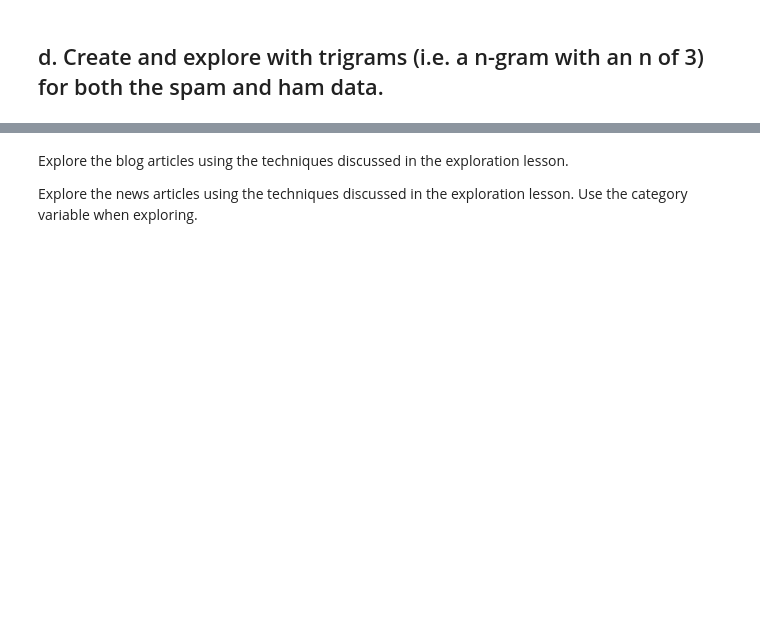
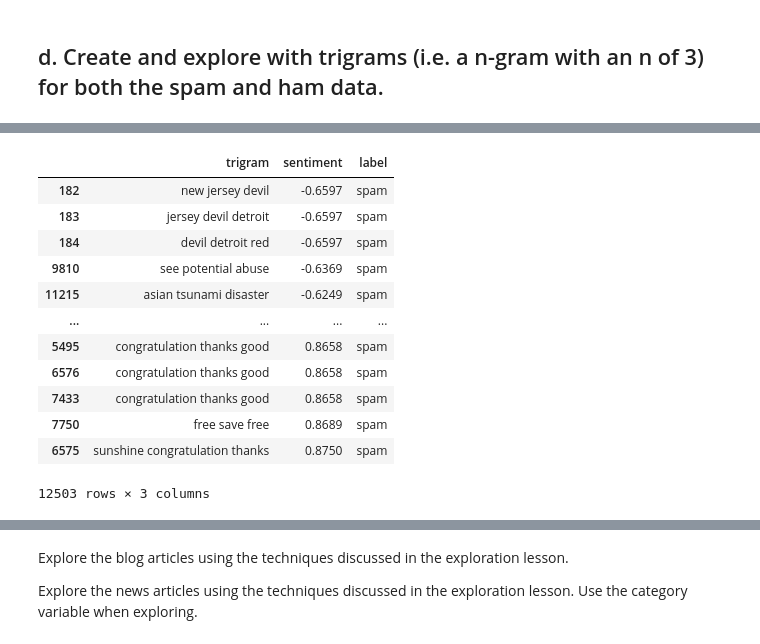
Before and after one commit to brianclements03/nlp, a Jupyter notebook: explore_current_iteration.ipynb, the cells around one changed output, grey strips where cells are left out. Saved outputs shown, nothing was run; the diff lists cells and outputs as text; code cells hidden in the pictures; blank space fills up the shorter version.

```diff
--- a/explore_current_iteration.ipynb
+++ b/explore_current_iteration.ipynb
@@ -456,0 +462,4 @@ word_counts[word_counts.ham_bigram == word_counts.spam_bigram].head(20)
+# %%
+spam_trigrams = pd.Series(nltk.trigrams(spam_words.split()))
+# ham_bigrams = nltk.ngrams(ham_words.split(), 2)
+spam_trigrams.head(10),
@@ -456,0 +493,8 @@ word_counts[word_counts.ham_bigram == word_counts.spam_bigram].head(20)
+# %%
+def make_trigrams_list(series):
+    trigrams_list = []
+    for trigram in series:
+        trigram = list(trigram)
+        trigram = ' '.join(trigram)
+        trigrams_list.append(trigram)
+    return trigrams_list
@@ -456,0 +503,7 @@ word_counts[word_counts.ham_bigram == word_counts.spam_bigram].head(20)
+# %%
+trig_spam_df = pd.DataFrame(pd.Series(make_trigrams_list(spam_trigrams)),columns=['trigram'])
+trig_spam_df['sentiment'] = trig_spam_df.trigram.apply(lambda doc: sia.polarity_scores(doc)['compound'])
+
+trig_spam_df['label'] = 'spam'
+
+trig_spam_df.head()
@@ -456,0 +517,16 @@ word_counts[word_counts.ham_bigram == word_counts.spam_bigram].head(20)
+# %%
+trig_spam_df.sort_values(by='sentiment')
+# %% [output]
+|  | trigram | sentiment | label |
+| 182 | new jersey devil | -0.6597 | spam |
+| 183 | jersey devil detroit | -0.6597 | spam |
+| 184 | devil detroit red | -0.6597 | spam |
+| 9810 | see potential abuse | -0.6369 | spam |
+| 11215 | asian tsunami disaster | -0.6249 | spam |
+| ... | ... | ... | ... |
+| 5495 | congratulation thanks good | 0.8658 | spam |
+| 6576 | congratulation thanks good | 0.8658 | spam |
+| 7433 | congratulation thanks good | 0.8658 | spam |
+| 7750 | free save free | 0.8689 | spam |
+| 6575 | sunshine congratulation thanks | 0.8750 | spam |
+12503 rows × 3 columns
```
Also changed, not shown: parts of 48 cells of this notebook.
